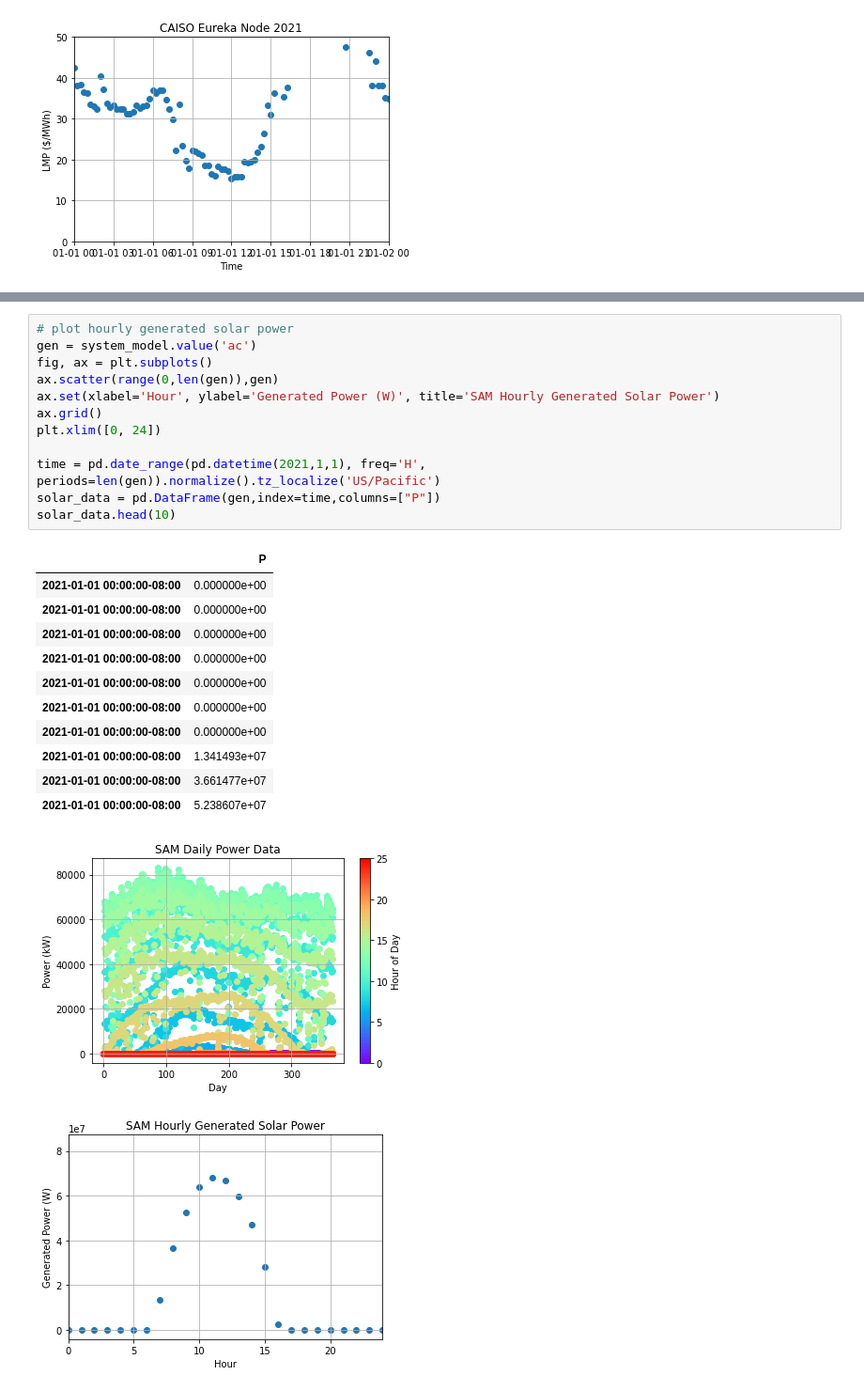
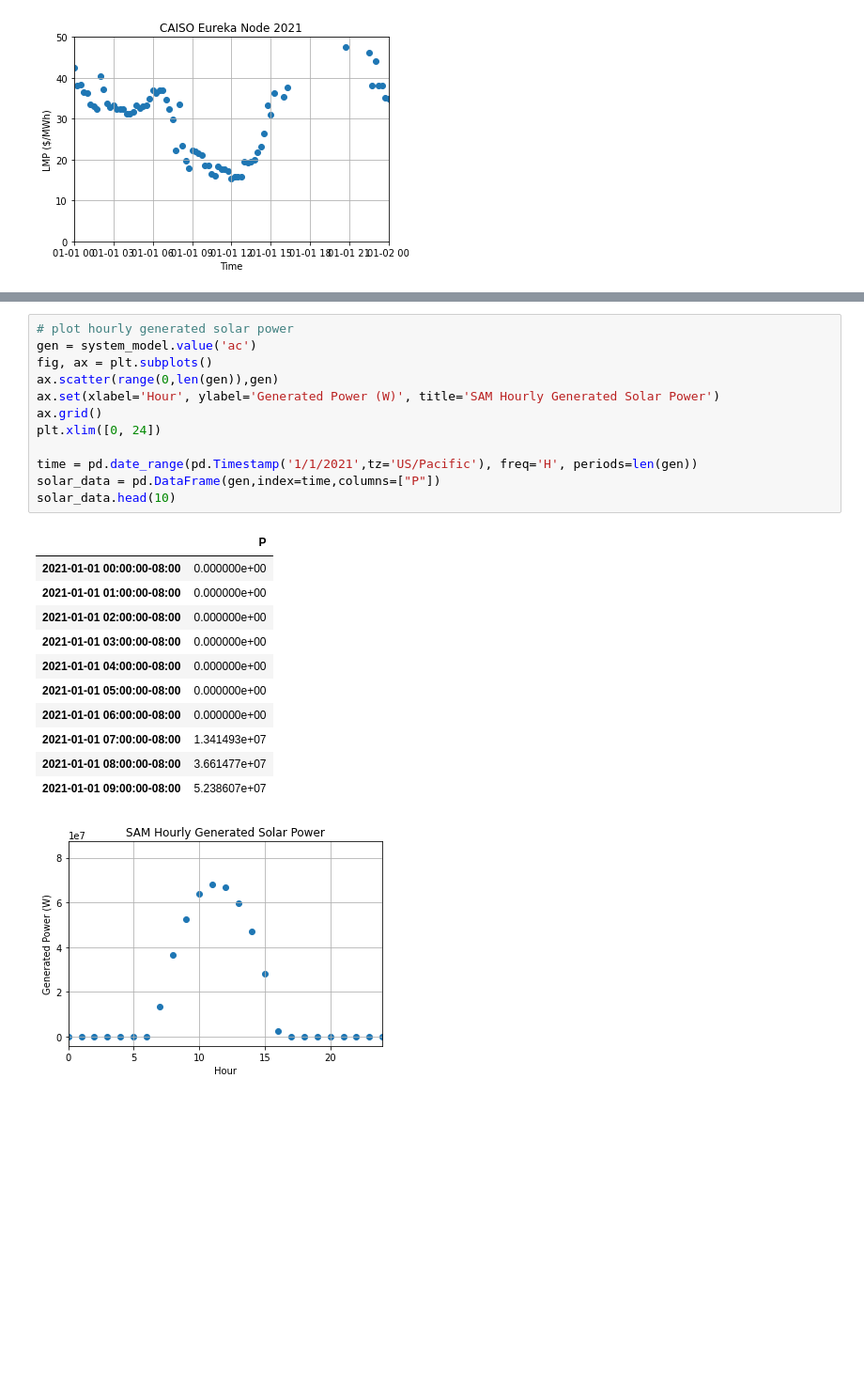
Before and after one commit to rebeccamccabe/wec-econ, a Jupyter notebook: wec-value.ipynb, the cells around one changed output, grey strips where cells are left out. Shown at 94% size. Saved outputs shown, nothing was run; the diff lists cells and outputs as text; blank space fills up the shorter version.

```diff
--- a/wec-value.ipynb
+++ b/wec-value.ipynb
@@ -100,29 +103,28 @@ plt.colorbar(plt.cm.ScalarMappable(norm=plt.Normalize(vmin=0,vmax=len(energy)),
 # %%
 # plot hourly generated solar power
 gen = system_model.value('ac')
 fig, ax = plt.subplots()
 ax.scatter(range(0,len(gen)),gen)
 ax.set(xlabel='Hour', ylabel='Generated Power (W)', title='SAM Hourly Generated Solar Power')
 ax.grid()
 plt.xlim([0, 24])
 
-time = pd.date_range(pd.datetime(2021,1,1), freq='H', periods=len(gen)).normalize().tz_localize('US/Pacific')
+time = pd.date_range(pd.Timestamp('1/1/2021',tz='US/Pacific'), freq='H', periods=len(gen))
 solar_data = pd.DataFrame(gen,index=time,columns=["P"])
 solar_data.head(10)
 # %% [output]
 |  | P |
 | 2021-01-01 00:00:00-08:00 | 0.000000e+00 |
-| 2021-01-01 00:00:00-08:00 | 0.000000e+00 |
-| 2021-01-01 00:00:00-08:00 | 0.000000e+00 |
-| 2021-01-01 00:00:00-08:00 | 0.000000e+00 |
-| 2021-01-01 00:00:00-08:00 | 0.000000e+00 |
-| 2021-01-01 00:00:00-08:00 | 0.000000e+00 |
-| 2021-01-01 00:00:00-08:00 | 0.000000e+00 |
-| 2021-01-01 00:00:00-08:00 | 1.341493e+07 |
-| 2021-01-01 00:00:00-08:00 | 3.661477e+07 |
-| 2021-01-01 00:00:00-08:00 | 5.238607e+07 |
+| 2021-01-01 01:00:00-08:00 | 0.000000e+00 |
+| 2021-01-01 02:00:00-08:00 | 0.000000e+00 |
+| 2021-01-01 03:00:00-08:00 | 0.000000e+00 |
+| 2021-01-01 04:00:00-08:00 | 0.000000e+00 |
+| 2021-01-01 05:00:00-08:00 | 0.000000e+00 |
+| 2021-01-01 06:00:00-08:00 | 0.000000e+00 |
+| 2021-01-01 07:00:00-08:00 | 1.341493e+07 |
+| 2021-01-01 08:00:00-08:00 | 3.661477e+07 |
+| 2021-01-01 09:00:00-08:00 | 5.238607e+07 |
-[figure, old version]
+[figure, new version]
-[figure, removed]
 # %%
 # Get wind data
 # downloaded from https://raw.githubusercontent.com/NREL/SAM/patch/deploy/wind_resource/CA%20Northern-Ocean.srw
```
Also changed, not shown: parts of 6 cells of this notebook.
